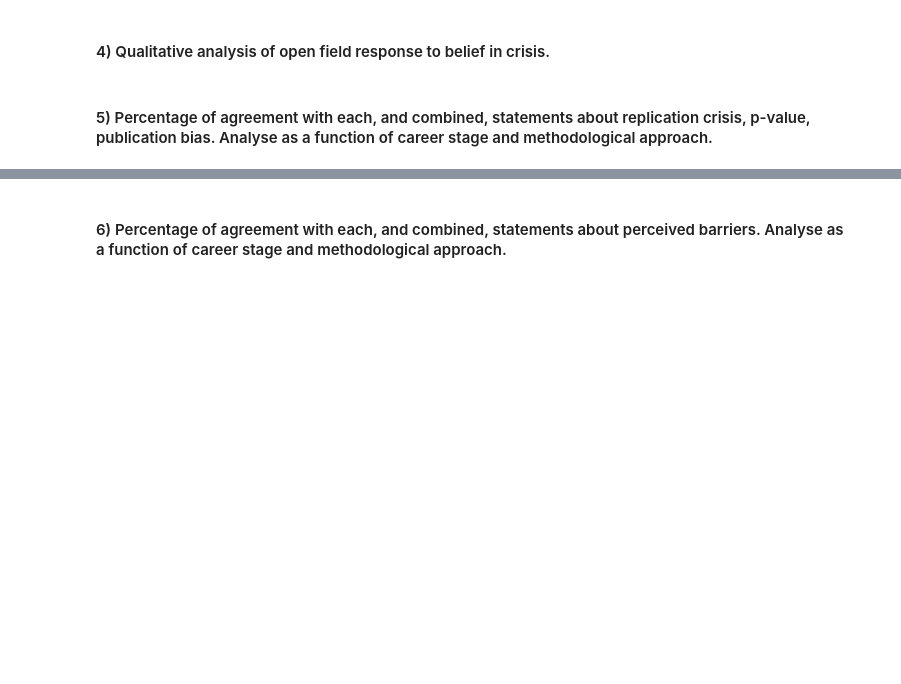
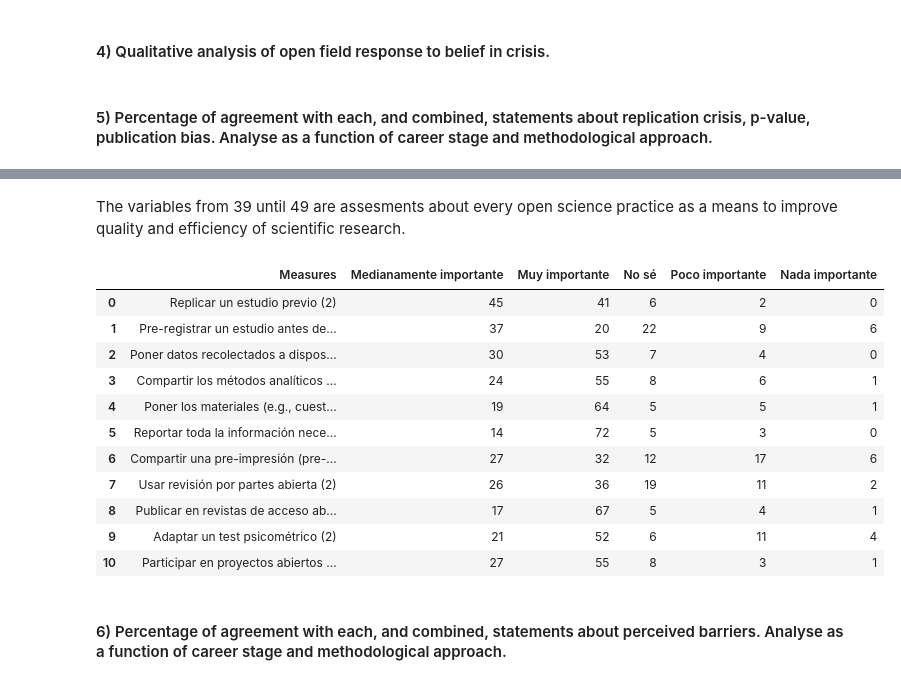
Before and after one commit to francosbenitez/thesis, a Jupyter notebook: analysis/py-script.ipynb, the cells around one changed output, grey strips where cells are left out. Saved outputs shown, nothing was run; the diff lists cells and outputs as text; code cells hidden in the pictures; blank space fills up the shorter version.

```diff
--- a/analysis/py-script.ipynb
+++ b/analysis/py-script.ipynb
@@ -377,2 +416,21 @@ science
+# %% [markdown]
+The variables from 39 until 49 are assesments about every open science practice as a means to improve quality and efficiency of scientific research.
+# %%
+efficiency = convert_to_int(combinate_tables(tables_by_columns(39, 49)))
+efficiency.to_csv(r'../data/efficiency.csv', index=False)
+efficiency
+# %% [output]
+|  | Measures | Medianamente importante | Muy importante | No sé | Poco importante | Nada importante |
+| 0 | Replicar un estudio previo (2) | 45 | 41 | 6 | 2 | 0 |
+| 1 | Pre-registrar un estudio antes de... | 37 | 20 | 22 | 9 | 6 |
+| 2 | Poner datos recolectados a dispos... | 30 | 53 | 7 | 4 | 0 |
+| 3 | Compartir los métodos analíticos ... | 24 | 55 | 8 | 6 | 1 |
+| 4 | Poner los materiales (e.g., cuest... | 19 | 64 | 5 | 5 | 1 |
+| 5 | Reportar toda la información nece... | 14 | 72 | 5 | 3 | 0 |
+| 6 | Compartir una pre-impresión (pre-... | 27 | 32 | 12 | 17 | 6 |
+| 7 | Usar revisión por partes abierta (2) | 26 | 36 | 19 | 11 | 2 |
+| 8 | Publicar en revistas de acceso ab... | 17 | 67 | 5 | 4 | 1 |
+| 9 | Adaptar un test psicométrico (2) | 21 | 52 | 6 | 11 | 4 |
+| 10 | Participar en proyectos abiertos ... | 27 | 55 | 8 | 3 | 1 |
 # %% [markdown]
 #### 6) Percentage of agreement with each, and combined, statements about perceived barriers. Analyse as a function of career stage and methodological approach.
```
Also changed, not shown: parts of 9 cells of this notebook, 4 other files.
